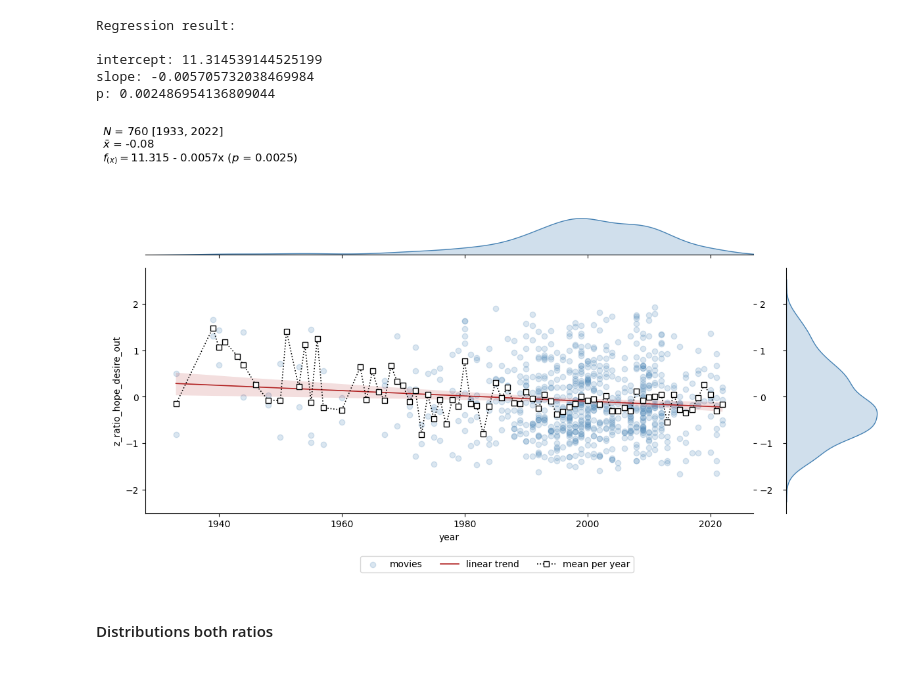
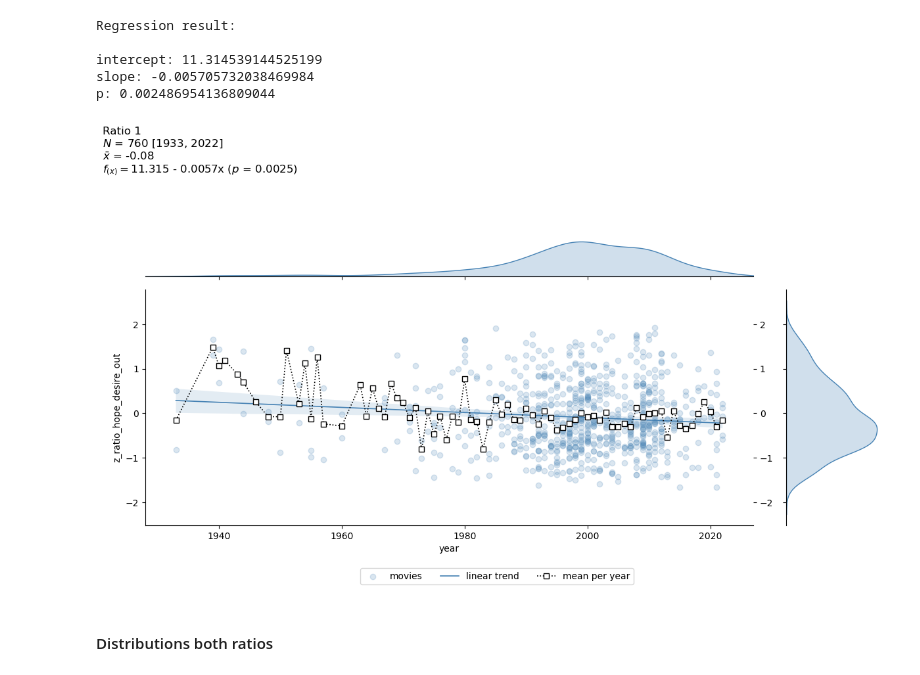
Before and after one commit to dominikpegler/computational-social-sciences, a Jupyter notebook: assignments/Assignment 3 - Diachronic analysis of movie dialogues.ipynb, the cells around one changed output. Saved outputs shown, nothing was run; the diff lists cells and outputs as text; code cells hidden in the pictures.

Commit message:
corrected ratios

```diff
--- a/assignments/Assignment 3 - Diachronic analysis of movie dialogues.ipynb
+++ b/assignments/Assignment 3 - Diachronic analysis of movie dialogues.ipynb
@@ -892,7 +892,7 @@ slope: -0.005705732038469984
 p: 0.002486954136809044
 # %%
 title = (
-    f"$N$ = {len(df_clean)} [{min(df_clean.year)}, {max(df_clean.year)}]"
+    f"Ratio 1\n$N$ = {len(df_clean)} [{min(df_clean.year)}, {max(df_clean.year)}]"
     + "\n"
     + r"$\bar{x}$ = "
     + f"{df_clean['z_ratio_' + seed_word + '_' + ctrl_seed_word + '_out'].mean():.2f}"
@@ -913,7 +913,7 @@ g = sns.JointGrid(
 regplot = g.plot_joint(
     sns.regplot,
     scatter_kws=dict(alpha=0.2, color="steelblue"),
-    line_kws=dict(color="firebrick", lw=1.2, label="linear trend", linestyle="-"),
+    line_kws=dict(color="steelblue", lw=1.2, label="linear trend", linestyle="-"),
     label="movies",
     # lowess=True
 )
@@ -925,34 +925,34 @@ g.fig.figure.set_figheight(6)
 g.fig.figure.set_figwidth(12)
 
 
 lplot = sns.lineplot(
     df_clean.groupby("year")[
         "z_ratio_" + seed_word + "_" + ctrl_seed_word + "_out"
     ].mean(),
     lw=1.2,
     linestyle=":",
     marker="s",
     markersize=6,
     markeredgecolor="black",
     color="black",
     markeredgewidth=1,
     markerfacecolor="white",
     ax=g.ax_joint,
     label="mean per year",
     legend=False,
 )
 g.ax_joint.tick_params(right=True, labelright=True, grid_color="black")
 g.fig.legend(loc="upper center", bbox_to_anchor=(0.5, 0), ncol=3)
 g.fig.suptitle(
     title,
     x=0,
     fontsize=12,
     verticalalignment="bottom",
     horizontalalignment="left",
 )
 g.fig.tight_layout()
 # %% [output]
-[figure, old version]
+[figure, new version]
 # %% [markdown]
 #### Distributions both ratios
 # %%
```
